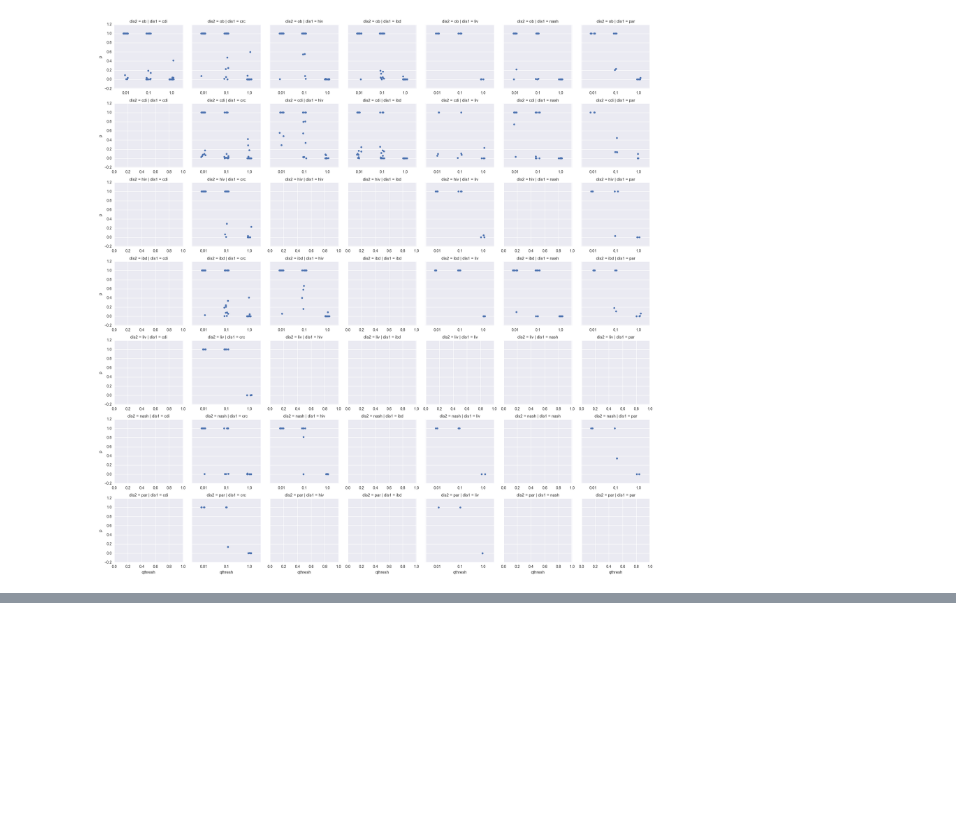
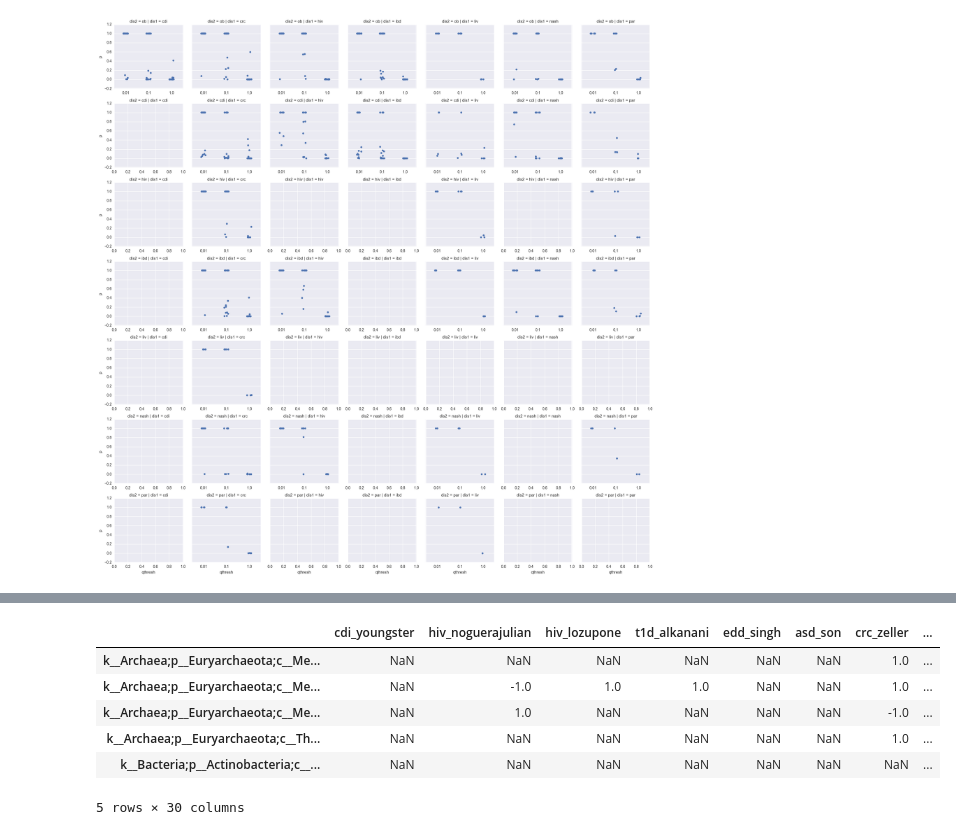
Before and after one commit to cduvallet/microbiomeHD, a Jupyter notebook: src/exploration/2017-09-01.concordance_significance.ipynb, the cells around one changed output, grey strips where cells are left out. Saved outputs shown, nothing was run; the diff lists cells and outputs as text; code cells hidden in the pictures; blank space fills up the shorter version.

```diff
--- a/src/exploration/2017-09-01.concordance_significance.ipynb
+++ b/src/exploration/2017-09-01.concordance_significance.ipynb
@@ -255,0 +267,5 @@ g.map(sns.stripplot, 'qthresh', 'p', jitter=True)
+# %%
+fqvals = '../../data/analysis_results/qvalues.mean.kruskal-wallis.case-control.txt'
+
+df = pd.read_csv(fqvals, sep='\t', index_col=0)
+df.columns
@@ -255,0 +292,12 @@ g.map(sns.stripplot, 'qthresh', 'p', jitter=True)
+# %%
+qthresh = 1
+effdir = np.sign(df)
+effdir.head()
+# %% [output]
+|  | cdi_youngster | hiv_noguerajulian | hiv_lozupone | t1d_alkanani | edd_singh | asd_son | crc_zeller | ... |
+| k__Archaea;p__Euryarchaeota;c__Me... | NaN | NaN | NaN | NaN | NaN | NaN | 1.0 | ... |
+| k__Archaea;p__Euryarchaeota;c__Me... | NaN | -1.0 | 1.0 | 1.0 | NaN | NaN | 1.0 | ... |
+| k__Archaea;p__Euryarchaeota;c__Me... | NaN | 1.0 | NaN | NaN | NaN | NaN | -1.0 | ... |
+| k__Archaea;p__Euryarchaeota;c__Th... | NaN | NaN | NaN | NaN | NaN | NaN | 1.0 | ... |
+| k__Bacteria;p__Actinobacteria;c__... | NaN | NaN | NaN | NaN | NaN | NaN | NaN | ... |
+5 rows × 30 columns
```
Also changed, not shown: parts of 7 cells of this notebook.
